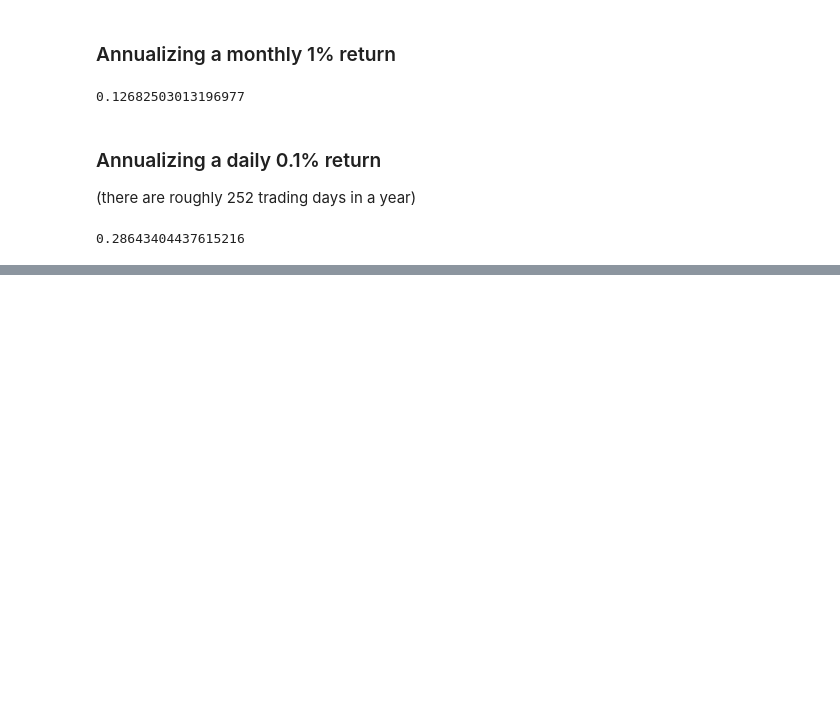
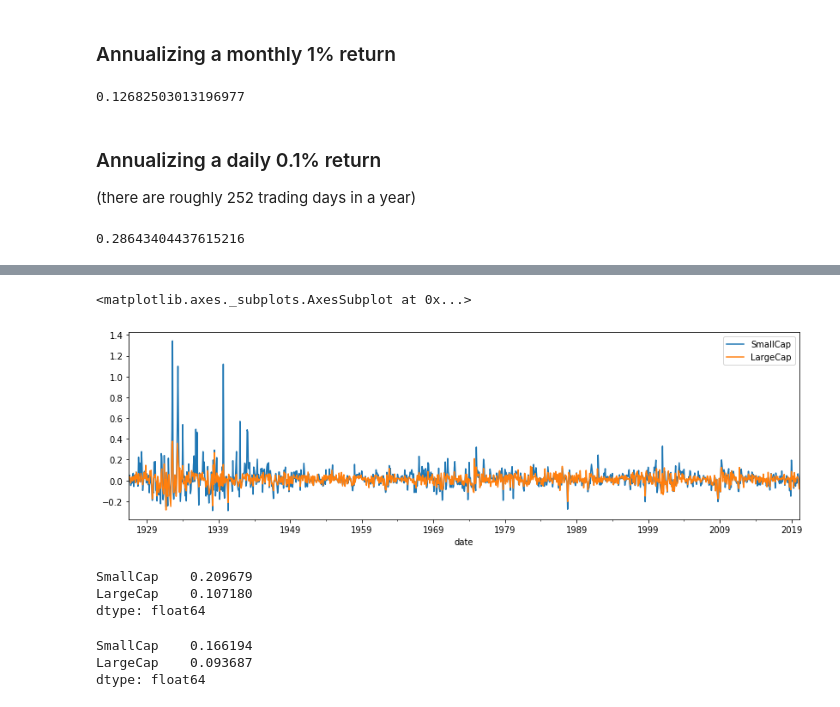
Before and after one commit to AlexEngelhardt-old/courses, a Jupyter notebook: investment-management-python-machine-learning/Course 1 - Introduction to Portfolio Construction and Analysis with Python/Week 1 - Analysing Returns/Section 1 - Fundamentals of risk and returns.ipynb, the cells around one changed output, grey strips where cells are left out. Cells and saved outputs as stored; diff of their text form; code cells hidden in the pictures; blank space fills up the shorter version.

```diff
--- a/investment-management-python-machine-learning/Course 1 - Introduction to Portfolio Construction and Analysis with Python/Week 1 - Analysing Returns/Section 1 - Fundamentals of risk and returns.ipynb
+++ b/investment-management-python-machine-learning/Course 1 - Introduction to Portfolio Construction and Analysis with Python/Week 1 - Analysing Returns/Section 1 - Fundamentals of risk and returns.ipynb
@@ -150,0 +198,12 @@ Volatility: Standard deviation and variance
+# %%
+# caps = pd.read_csv('../data/Portfolios_Formed_on_ME_monthly_EW.csv')  # original course data
+caps = pd.read_csv('../data/Portfolios_Formed_on_ME.CSV')  # my downloaded data
+
+caps = caps.rename(
+    columns={'Unnamed: 0': 'date'}
+).drop('<= 0', axis=1)
+
+caps['date'] = pd.to_datetime(caps['date'].astype(str) + '01')
+caps = caps.set_index('date')
+caps.index = caps.index.to_period('M')
+caps.head(3)
@@ -150,0 +223,22 @@ Volatility: Standard deviation and variance
+# %%
+returns = caps[['Lo 10', 'Hi 10']].rename(columns={'Lo 10': 'SmallCap', 'Hi 10': 'LargeCap'})
+returns /= 100
+returns.plot(figsize=(14,4))
+# %% [output]
+<matplotlib.axes._subplots.AxesSubplot at 0x...>
+[figure, added]
+# %%
+# Annualized returns, naive way (these numbers are wrong)
+returns.mean() * 12
+# %% [output]
+SmallCap    0.209679
+LargeCap    0.107180
+dtype: float64
+# %%
+n_months = returns.shape[0]
+ann_return = (1 + returns).prod() ** (12/n_months) - 1
+ann_return
+# %% [output]
+SmallCap    0.166194
+LargeCap    0.093687
+dtype: float64
```
Also changed, not shown: parts of 36 cells of this notebook, 4 other files.
